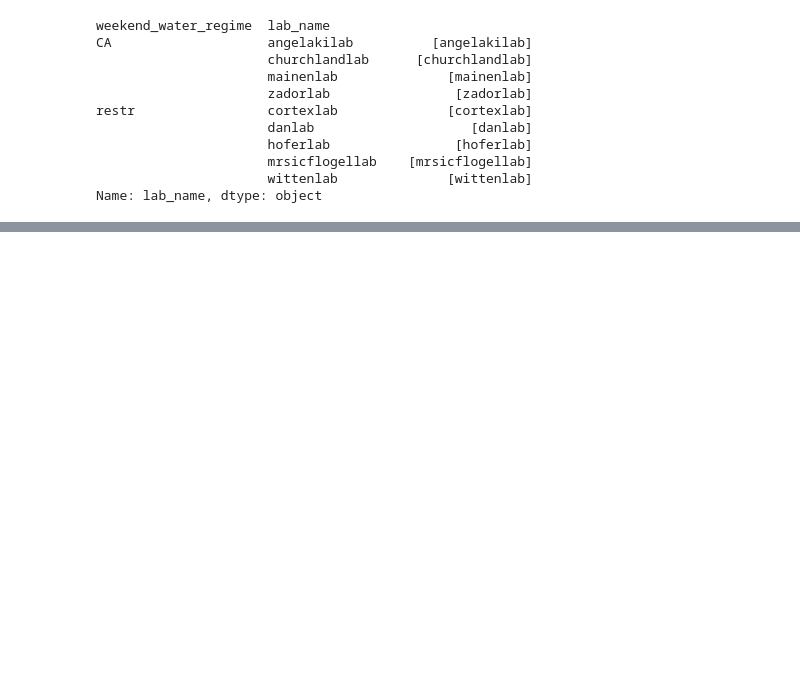
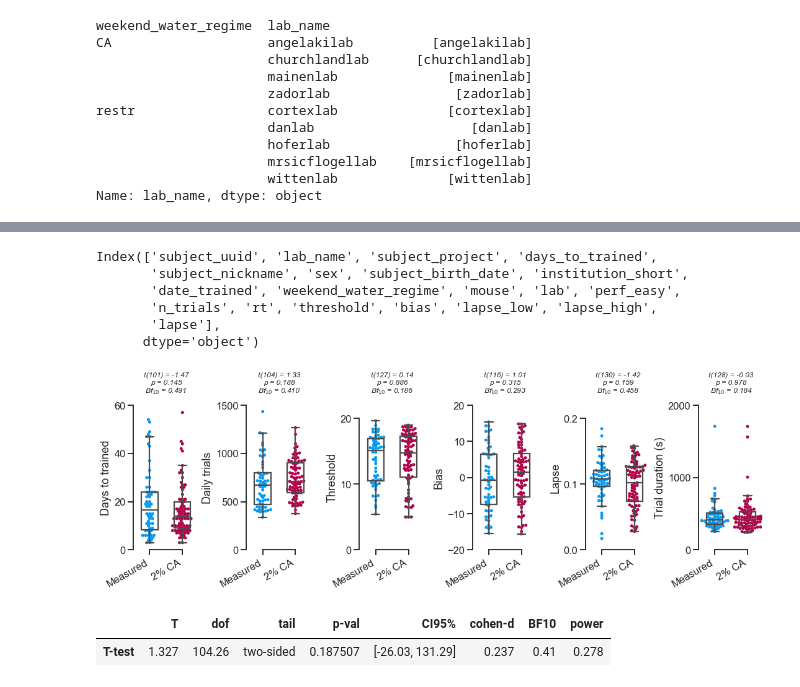
Before and after one commit to int-brain-lab/citricAcid, a Jupyter notebook: brainwidemap_mice.ipynb, the cells around one changed output, grey strips where cells are left out. Cells and saved outputs as stored; diff of their text form; code cells hidden in the pictures; blank space fills up the shorter version.

Commit message:
added stats and swarmplots for IBL data

```diff
--- a/brainwidemap_mice.ipynb
+++ b/brainwidemap_mice.ipynb
@@ -257,0 +332,67 @@ f.savefig(os.path.join(figpath, "ibl_learningcurves.pdf"))
+# %%
+
+# Drop mice with faulty RT
+learned = learned[learned['rt'].notnull()]
+
+# Convert to float
+learned[['perf_easy', 'rt', 'threshold', 'n_trials',
+         'bias', 'lapse_low', 'lapse_high']] = learned[['perf_easy', 'rt',
+                                                        'threshold', 'n_trials', 'bias',
+                                                        'lapse_low', 'lapse_high']].astype(float)
+learned['subject_nickname'] = learned.mouse
+learned['lapse'] = (learned.lapse_low + learned.lapse_high) / 2
+
+# now merge these two dataframes
+df2 = df.merge(learned, on=['subject_nickname', 'weekend_water_regime'])
+df2.columns
+# %% [output]
+Index(['subject_uuid', 'lab_name', 'subject_project', 'days_to_trained',
+       'subject_nickname', 'sex', 'subject_birth_date', 'institution_short',
+       'date_trained', 'weekend_water_regime', 'mouse', 'lab', 'perf_easy',
+       'n_trials', 'rt', 'threshold', 'bias', 'lapse_low', 'lapse_high',
+       'lapse'],
+      dtype='object')
+# %%
+## NOW PLOT ALL OF THESE, ADD STATS ABOVE EACH PANEL
+vars = ['days_to_trained','n_trials', 'threshold', 'bias', 'lapse', 'rt']
+varnames = ['Days to trained','Daily trials', 'Threshold', 'Bias', 'Lapse', 'Trial duration (s)']
+
+ylims = [[0, 60], [0, 1500], [0, 22], [-20, 20], [0, 0.22], [0, 2000]]
+yticks = [[0, 20, 40, 60], [0, 500, 1000, 1500], [0, 10, 20], [-20, -10, 0, 10, 20], [0, 0.1, 0.2], [0, 1000, 2000]]
+
+condition_order = [ "restr", "CA"]
+palette = sns.xkcd_palette(['azure', 'raspberry'])
+f, ax = plt.subplots(ncols=len(vars), nrows=1, figsize=[15, 5])
+
+for vidx, v in enumerate(vars):
+    sns.swarmplot(data=df2, x='weekend_water_regime', y=v, ax=ax[vidx],
+                  hue='weekend_water_regime', zorder=-100,
+                  palette=palette, hue_order=condition_order)
+    sns.boxplot(x="weekend_water_regime", y=v, order=condition_order,
+            data=df2, fliersize=0, boxprops={'facecolor':'None'}, width=.5, ax=ax[vidx],
+            zorder=100)
+    ax[vidx].get_legend().remove()
+    ax[vidx].set(xlabel='', ylim=ylims[vidx], yticks=yticks[vidx], ylabel=varnames[vidx],
+                xticklabels=['Measured', '2% CA'])
+    for tl in ax[vidx].get_xticklabels():
+        tl.set_rotation(30)
+        tl.set(ha='right')
+
+    ## stats
+    ca = df2.loc[df2.weekend_water_regime == 'CA', v]
+    re = df2.loc[df2.weekend_water_regime == 'restr', v]
+    p = pg.ttest(ca.values.astype(float), re.values.astype(float), paired=False)
+    #statistic, pval = sp.stats.ttest_ind(re, ca)
+    ax[vidx].set_title('t(%d) = %.2f\np = %.3f\nBf$_{10}$ = %.3f\n'%(p.dof.item(),
+                                                                 p['T'].item(),
+                                                                 p['p-val'].item(),
+                                                                 float(p['BF10'].item())),
+                       fontsize=12, fontstyle='italic')
+    #print('weekend CA vs week CA: mean %d vs %d, t(%d) = %.3f, p = %.4f'%(np.mean(ca), np.mean(cc), len(ca)-1, statistic, pval))
+    #pg.ttest(ca.values, re.values, paired=False)
+
+f.tight_layout(pad=0.3)
+sns.despine(trim=True)
+f.savefig(os.path.join(figpath, "ibl_comparison.pdf"))
+# %% [output]
+[figure, added]
@@ -257,0 +401,5 @@ f.savefig(os.path.join(figpath, "ibl_learningcurves.pdf"))
+# %%
+p
+# %% [output]
+|  | T | dof | tail | p-val | CI95% | cohen-d | BF10 | power |
+| T-test | 1.327 | 104.26 | two-sided | 0.187507 | [-26.03, 131.29] | 0.237 | 0.41 | 0.278 |
```
Also changed, not shown: parts of 10 cells of this notebook, 17 other files.
